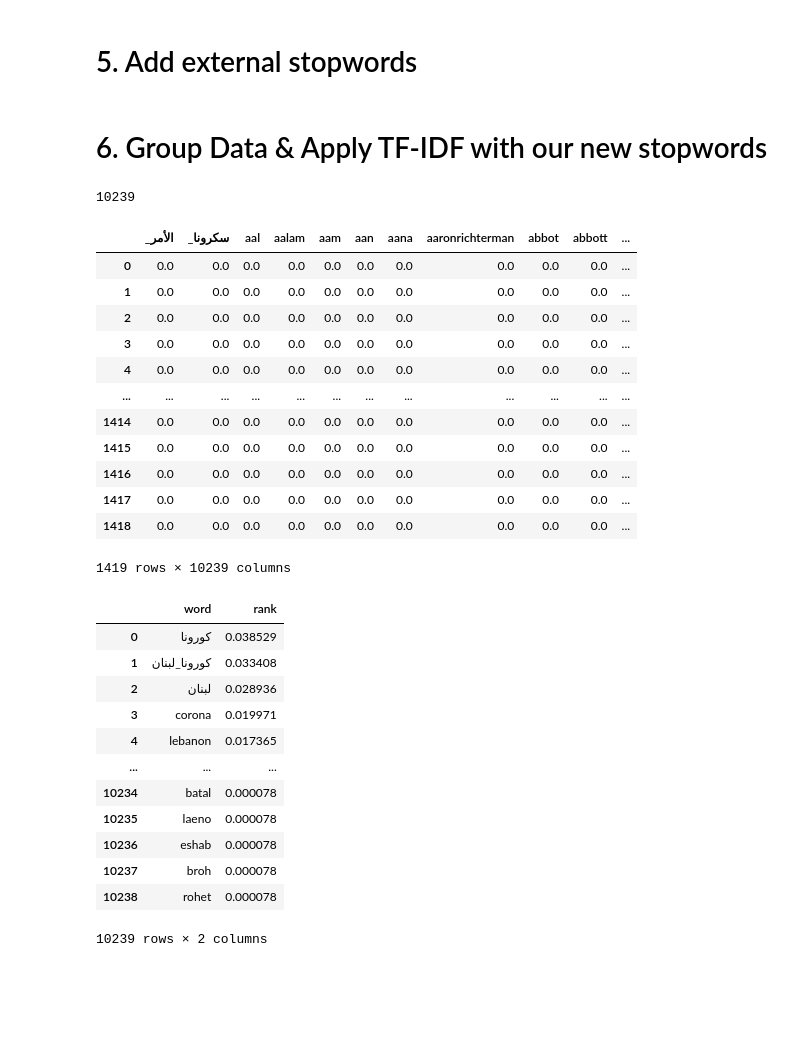
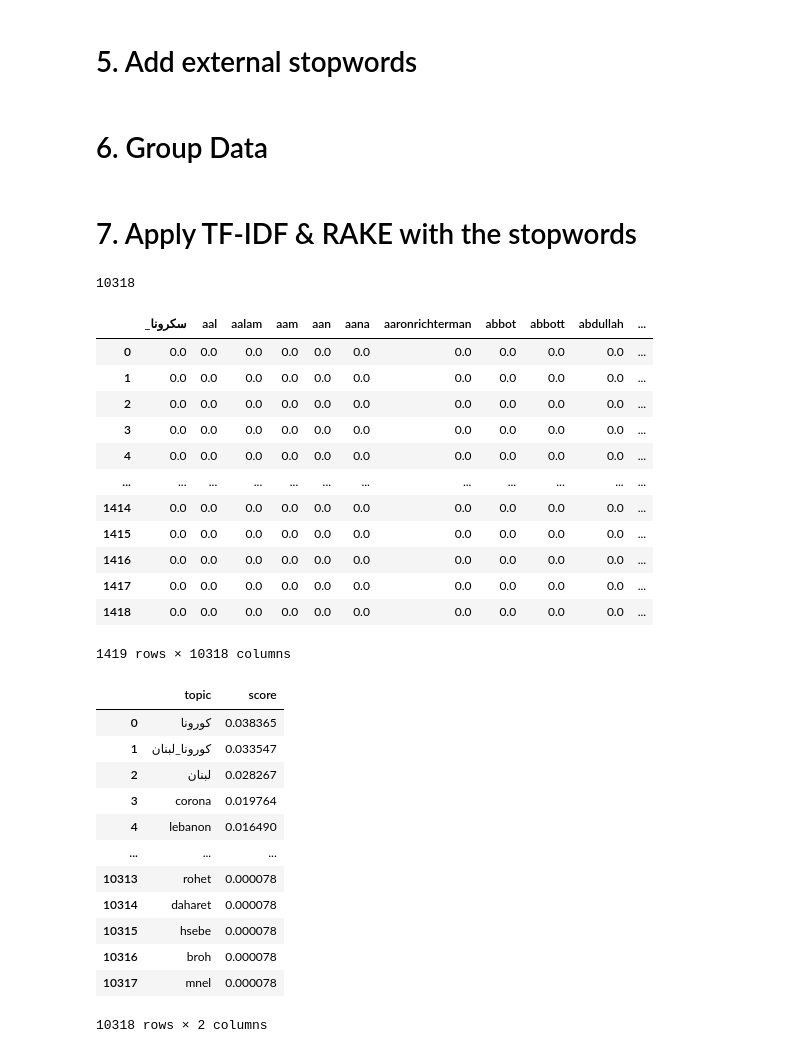
Before and after one commit to aliharakeh/M2-Project, a Jupyter notebook: Main_Data/Topic_Extraction_NLP.ipynb, the cells around one changed output. Cells and saved outputs as stored; diff of their text form; code cells hidden in the pictures; blank space fills up the shorter version.

```diff
--- a/Main_Data/Topic_Extraction_NLP.ipynb
+++ b/Main_Data/Topic_Extraction_NLP.ipynb
@@ -18,9 +20,15 @@ remove unnecessary stuff
+# %%
+PROBLEM_CHARS = re.compile(r'[^\w#\s]')
+def clean(w):
+    return re.sub(PROBLEM_CHARS, '', w)
+# %%
+data = df.text.apply(lambda t: " ".join([clean(w) for w in t.split()]))
 # %%
 numeric = re.compile(r'\w*\d+\w*')
 def accepted_word(w):
     return len(w) > 2 and re.search(numeric, w) is None
 # %%
-data = df.text.apply(lambda t: " ".join([w for w in t.split() if accepted_word(w)]))
+data = data.apply(lambda t: " ".join([w for w in t.split() if accepted_word(w)]))
 # %%
 def accepted(t):
     words = t.split()
@@ -128,14 +136,19 @@ with open('../stop-words/arabic.txt', 'r', encoding='utf-8') as f:
 with open('../stop-words/english.txt', 'r', encoding='utf-8') as f:
     stopwords += f.read().split('\n')
 # %% [markdown]
-# 6. Group Data & Apply TF-IDF with our new stopwords
+# 6. Group Data
 # %%
 df.text = data
 mo7afazat = df.groupby('MOHAFAZA_AR')
+# %% [markdown]
+# 7. Apply TF-IDF & RAKE with the stopwords
 # %%
+ngram = (1, 1)
+r = Rake(max_length=ngram[1], stopwords=stopwords)
+
 for name_ar, mo7afaza_df in mo7afazat:
     # TF-IDF Transformer
-    tf_Idf = TfidfVectorizer(stop_words=stopwords, ngram_range=(1, 1))
+    tf_Idf = TfidfVectorizer(stop_words=stopwords, ngram_range=ngram)
 
     # Transform & Fit Data
     tf_Idf_fit = tf_Idf.fit_transform(mo7afaza_df.text)
@@ -147,16 +160,20 @@ for name_ar, mo7afaza_df in mo7afazat:
     dense = tf_Idf_fit.todense()
     denselist = dense.tolist()
 
+    # RAKE algorithm
+    r.extract_keywords_from_text(" ".join(mo7afaza_df.text))
+    rake_res = r.get_ranked_phrases_with_scores()
+
     break
 # %%
 len(feature_names)
 # %% [output]
-10239
+10318
 # %%
 tf_idf_table = pd.DataFrame(denselist, columns=feature_names)
 tf_idf_table
 # %% [output]
-|  | _الأمر | _سكرونا | aal | aalam | aam | aan | aana | aaronrichterman | abbot | abbott | ... |
+|  | _سكرونا | aal | aalam | aam | aan | aana | aaronrichterman | abbot | abbott | abdullah | ... |
 | 0 | 0.0 | 0.0 | 0.0 | 0.0 | 0.0 | 0.0 | 0.0 | 0.0 | 0.0 | 0.0 | ... |
 | 1 | 0.0 | 0.0 | 0.0 | 0.0 | 0.0 | 0.0 | 0.0 | 0.0 | 0.0 | 0.0 | ... |
 | 2 | 0.0 | 0.0 | 0.0 | 0.0 | 0.0 | 0.0 | 0.0 | 0.0 | 0.0 | 0.0 | ... |
@@ -168,23 +185,23 @@ tf_idf_table
 | 1416 | 0.0 | 0.0 | 0.0 | 0.0 | 0.0 | 0.0 | 0.0 | 0.0 | 0.0 | 0.0 | ... |
 | 1417 | 0.0 | 0.0 | 0.0 | 0.0 | 0.0 | 0.0 | 0.0 | 0.0 | 0.0 | 0.0 | ... |
 | 1418 | 0.0 | 0.0 | 0.0 | 0.0 | 0.0 | 0.0 | 0.0 | 0.0 | 0.0 | 0.0 | ... |
-1419 rows × 10239 columns
+1419 rows × 10318 columns
 # %%
-result = pd.DataFrame()
-result[['word', 'rank']] = tf_idf_table.mean().reset_index()
-result = result.sort_values('rank', ascending=False).reset_index(drop=True)
-result
+tf_idf_result = pd.DataFrame()
+tf_idf_result[['topic', 'score']] = tf_idf_table.mean().reset_index()
+tf_idf_result = tf_idf_result.sort_values('score', ascending=False).reset_index(drop=True)
+tf_idf_result
 # %% [output]
-|  | word | rank |
-| 0 | كورونا | 0.038529 |
-| 1 | كورونا_لبنان | 0.033408 |
-| 2 | لبنان | 0.028936 |
-| 3 | corona | 0.019971 |
-| 4 | lebanon | 0.017365 |
+|  | topic | score |
+| 0 | كورونا | 0.038365 |
+| 1 | كورونا_لبنان | 0.033547 |
+| 2 | لبنان | 0.028267 |
+| 3 | corona | 0.019764 |
+| 4 | lebanon | 0.016490 |
 | ... | ... | ... |
-| 10234 | batal | 0.000078 |
-| 10235 | laeno | 0.000078 |
-| 10236 | eshab | 0.000078 |
-| 10237 | broh | 0.000078 |
-| 10238 | rohet | 0.000078 |
+| 10313 | rohet | 0.000078 |
+| 10314 | daharet | 0.000078 |
+| 10315 | hsebe | 0.000078 |
+| 10316 | broh | 0.000078 |
+| 10317 | mnel | 0.000078 |
-10239 rows × 2 columns
+10318 rows × 2 columns
```
Also changed, not shown: parts of 13 cells of this notebook.
